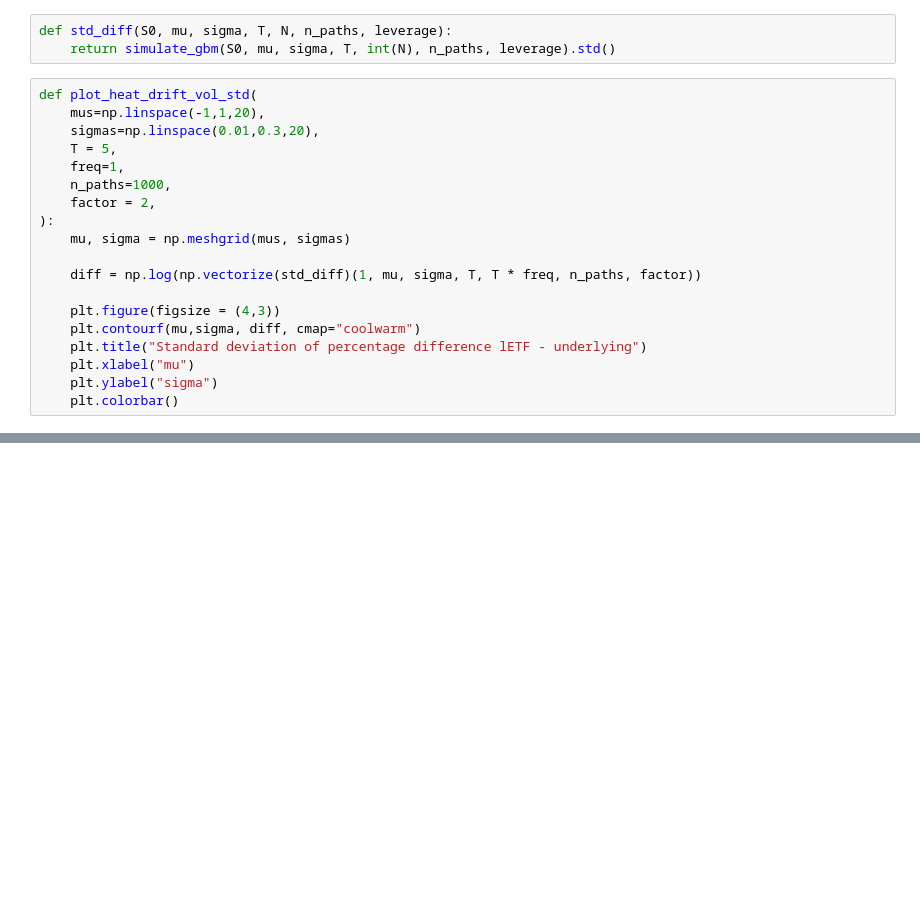
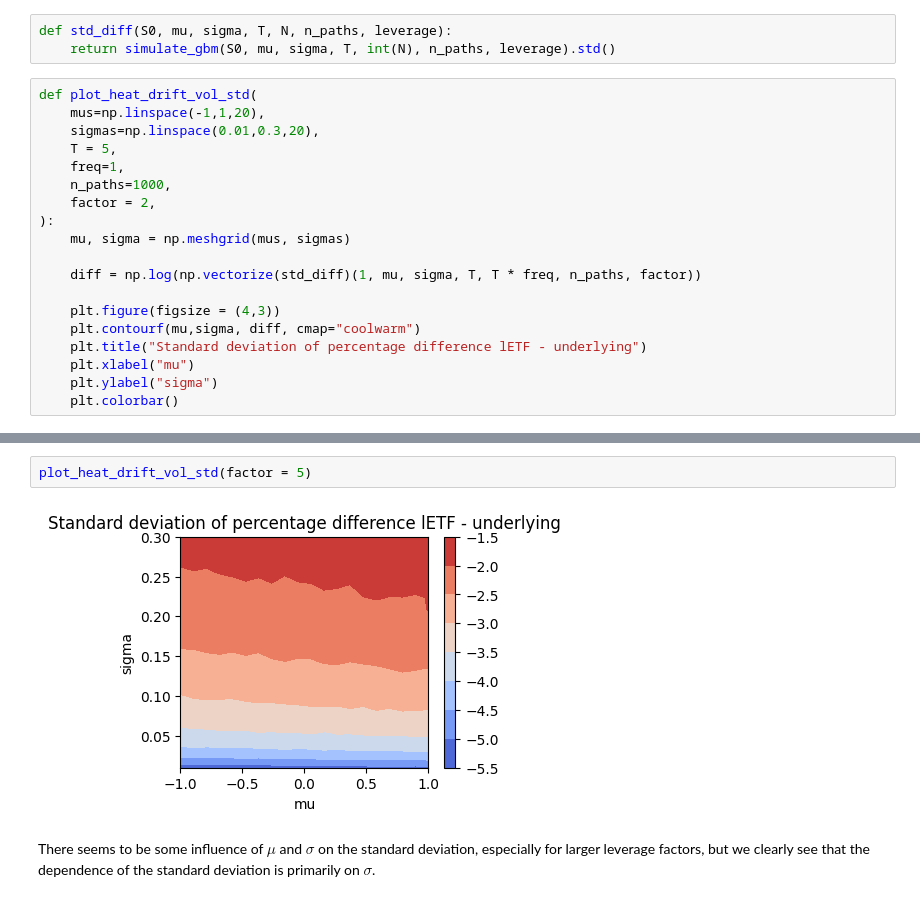
Before and after one commit to albesianor/Leveraged-ETFs, a Jupyter notebook: 03_drift_volatility_analysis.ipynb, the cells around one changed output, grey strips where cells are left out. Saved outputs shown, nothing was run; the diff lists cells and outputs as text; blank space fills up the shorter version.

```diff
--- a/03_drift_volatility_analysis.ipynb
+++ b/03_drift_volatility_analysis.ipynb
@@ -40,0 +47,6 @@ plot_heat_drift_vol_std(factor = 3)
+# %%
+plot_heat_drift_vol_std(factor = 5)
+# %% [output]
+[figure, added]
+# %% [markdown]
+There seems to be some influence of $\mu$ and $\sigma$ on the standard deviation, especially for larger leverage factors, but we clearly see that the dependence of the standard deviation is primarily on $\sigma$.
```
Also changed, not shown: parts of 5 cells of this notebook, 2 other files.
